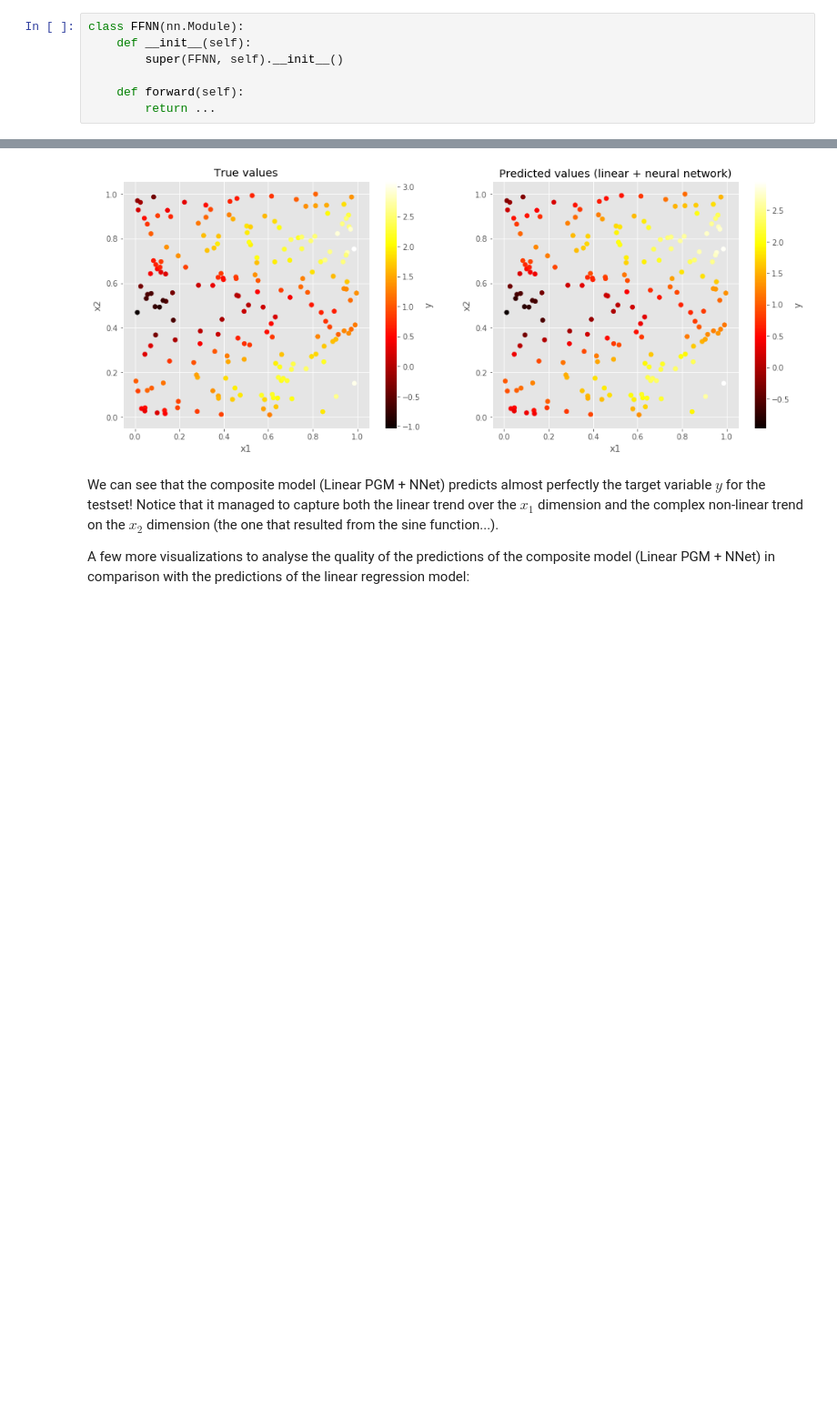
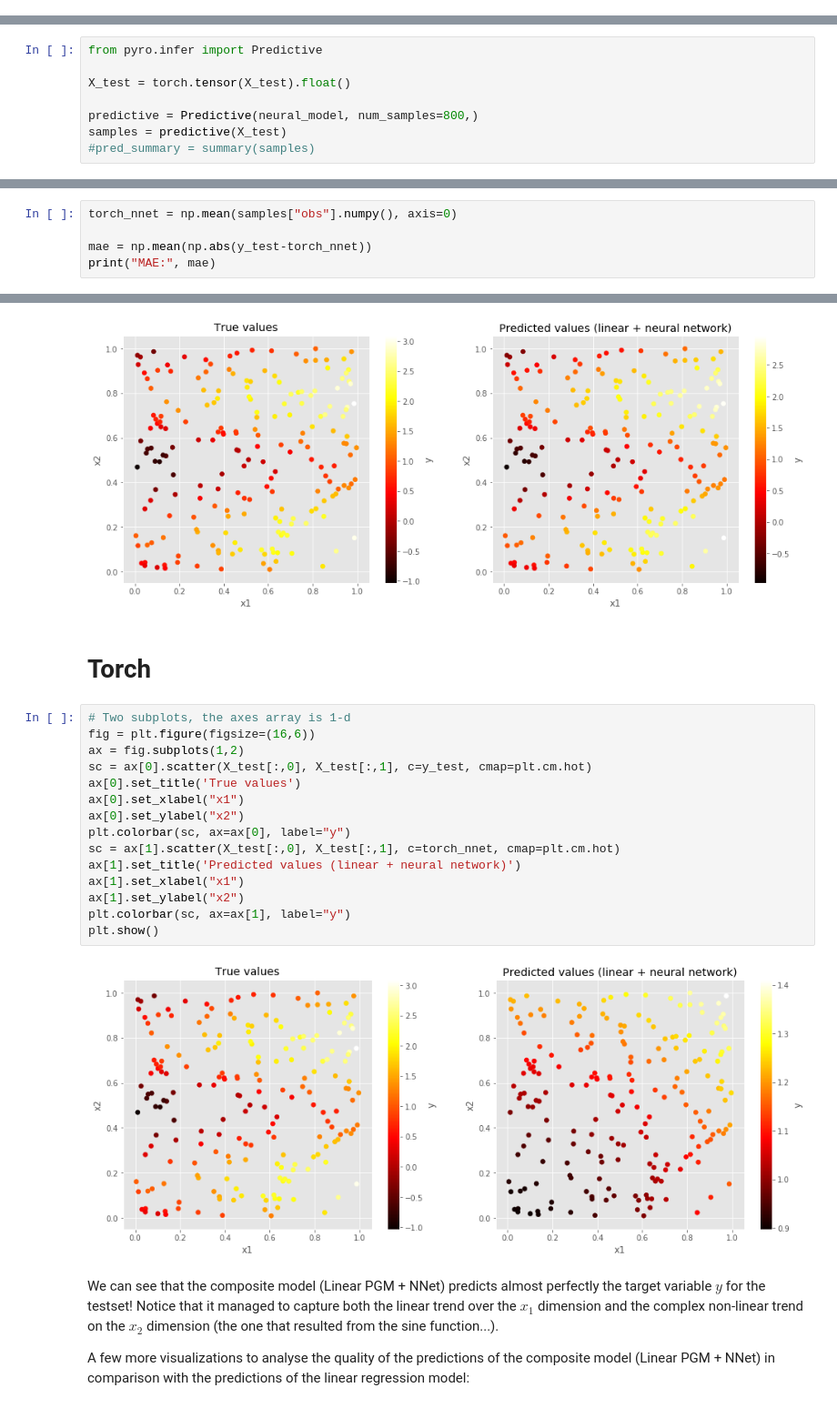
Before and after one commit to stas97/42186-model-based-machine-learning, a Jupyter notebook: Notebooks/Week 5/05 - Neural Network + Linear PGM - STAN.ipynb, the cells around one changed output, grey strips where cells are left out. Shown at 91% size. Cells and saved outputs as stored; diff of their text form; blank space fills up the shorter version.

```diff
--- a/Notebooks/Week 5/05 - Neural Network + Linear PGM - STAN.ipynb
+++ b/Notebooks/Week 5/05 - Neural Network + Linear PGM - STAN.ipynb
@@ -246,10 +249,3 @@ generated quantities{
   }
 }
 """
-# %%
-class FFNN(nn.Module):
-    def __init__(self):
-        super(FFNN, self).__init__()
-
-    def forward(self):
-        return ...
@@ -259,0 +330,8 @@ def neural_model(X, y=None):
+# %%
+from pyro.infer import Predictive
+
+X_test = torch.tensor(X_test).float()
+
+predictive = Predictive(neural_model, num_samples=800,)
+samples = predictive(X_test)
+#pred_summary = summary(samples)
@@ -417,3 +532,8 @@ MAE: 0.08073055594036868
 Uau! That is quite a dramatic reduction in prediction error!!
 
 Let's see if visually we can draw a similar conclusion:
+# %%
+torch_nnet = np.mean(samples["obs"].numpy(), axis=0)
+
+mae = np.mean(np.abs(y_test-torch_nnet))
+print("MAE:", mae)
@@ -434,6 +556,25 @@ plt.colorbar(sc, ax=ax[1], label="y")
 plt.show()
 # %% [output]
 [figure]
+# %% [markdown]
+# Torch
+# %%
+# Two subplots, the axes array is 1-d
+fig = plt.figure(figsize=(16,6))
+ax = fig.subplots(1,2)
+sc = ax[0].scatter(X_test[:,0], X_test[:,1], c=y_test, cmap=plt.cm.hot)
+ax[0].set_title('True values')
+ax[0].set_xlabel("x1")
+ax[0].set_ylabel("x2")
+plt.colorbar(sc, ax=ax[0], label="y")
+sc = ax[1].scatter(X_test[:,0], X_test[:,1], c=torch_nnet, cmap=plt.cm.hot)
+ax[1].set_title('Predicted values (linear + neural network)')
+ax[1].set_xlabel("x1")
+ax[1].set_ylabel("x2")
+plt.colorbar(sc, ax=ax[1], label="y")
+plt.show()
+# %% [output]
+[figure, added]
 # %% [markdown]
 We can see that the composite model (Linear PGM + NNet) predicts almost perfectly the target variable $y$ for the testset! Notice that it managed to capture both the linear trend over the $x_1$ dimension and the complex non-linear trend on the $x_2$ dimension (the one that resulted from the sine function...).
 
```
Also changed, not shown: parts of 11 cells of this notebook.
